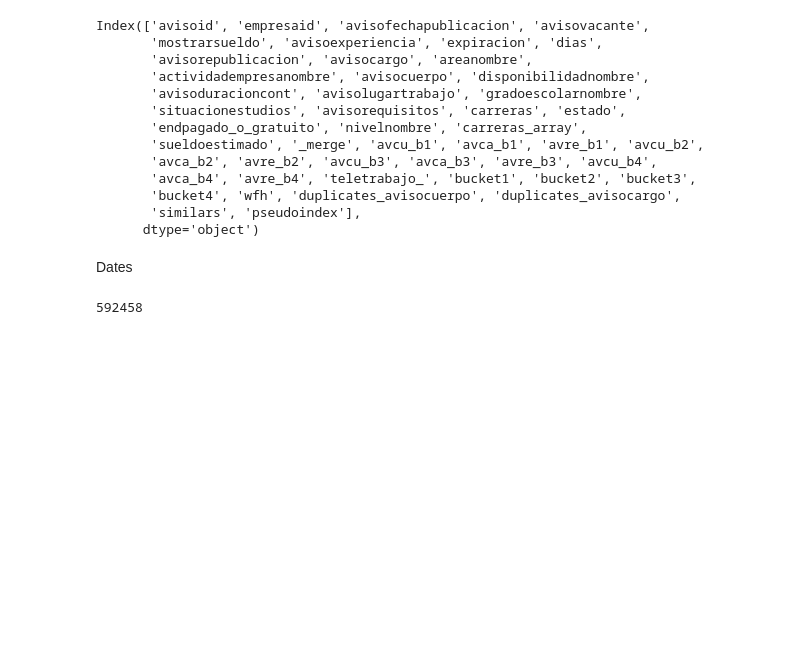
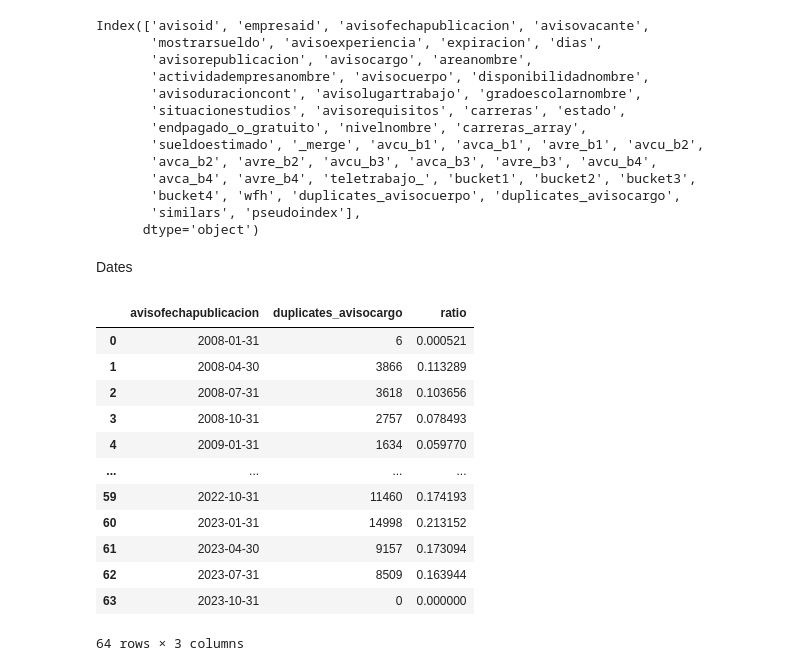
Before and after one commit to oejaramillo/WFH-Project, a Jupyter notebook: graphs 2.ipynb, the cells around one changed output. Drawn from its saved outputs; the diff is of its cells as text; code cells hidden in the pictures; blank space fills up the shorter version.

```diff
--- a/graphs 2.ipynb
+++ b/graphs 2.ipynb
@@ -47,4 +40,0 @@ window_after = timedelta(days=days_after)
-# %%
-duplicates_avisocuerpo['duplicates_avisocuerpo']
-# %% [output]
-592458
@@ -51 +53,17 @@ duplicates_avisocuerpo['duplicates_avisocuerpo']
+# %%
+trimester_sum_avisocargo
+# %% [output]
+|  | avisofechapublicacion | duplicates_avisocargo | ratio |
+| 0 | 2008-01-31 | 6 | 0.000521 |
+| 1 | 2008-04-30 | 3866 | 0.113289 |
+| 2 | 2008-07-31 | 3618 | 0.103656 |
+| 3 | 2008-10-31 | 2757 | 0.078493 |
+| 4 | 2009-01-31 | 1634 | 0.059770 |
+| ... | ... | ... | ... |
+| 59 | 2022-10-31 | 11460 | 0.174193 |
+| 60 | 2023-01-31 | 14998 | 0.213152 |
+| 61 | 2023-04-30 | 9157 | 0.173094 |
+| 62 | 2023-07-31 | 8509 | 0.163944 |
+| 63 | 2023-10-31 | 0 | 0.000000 |
+64 rows × 3 columns
 # %%
```
Also changed, not shown: parts of 8 cells of this notebook, 2 other files.
